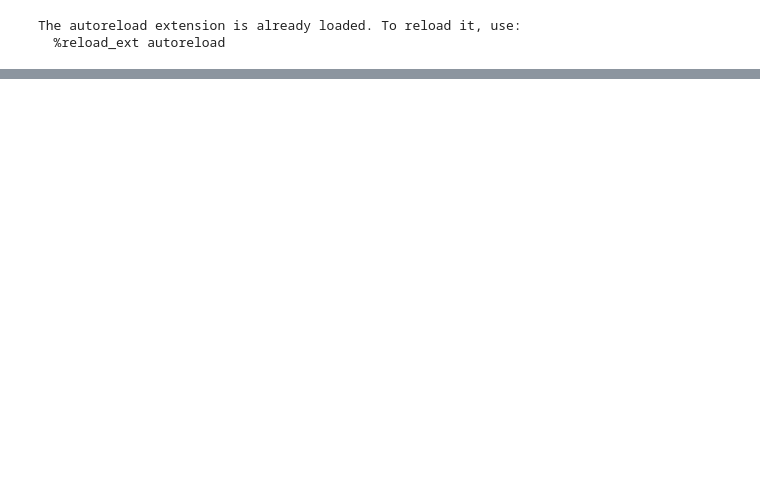
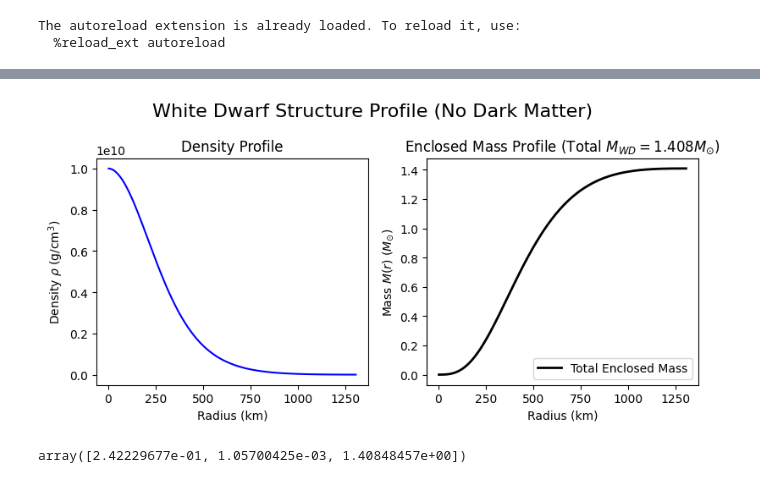
Before and after one commit to yttcari/FYP, a Jupyter notebook: main.ipynb, the cells around one changed output, grey strips where cells are left out. Drawn from its saved outputs; the diff is of its cells as text; code cells hidden in the pictures; blank space fills up the shorter version.

```diff
--- a/main.ipynb
+++ b/main.ipynb
@@ -66,0 +22,14 @@ repr(wd1)
+# %%
+wd_nodm = WhiteDwarf(
+                 nm_rhoc=1e10, # core density of normal matter [g/cc]
+                 Ye=0.5, # electron fraction
+                 )
+wd_nodm.integrate()
+wd_profiles = plotter(wd_nodm)
+wd_profiles.plot_profiles()
+# %% [output]
+[figure, added]
+# %%
+wd_nodm.mbar2m(wd_nodm.history[-1])
+# %% [output]
+array([2.42229677e-01, 1.05700425e-03, 1.40848457e+00])
```
Also changed, not shown: parts of 11 cells of this notebook, 8 other files.
